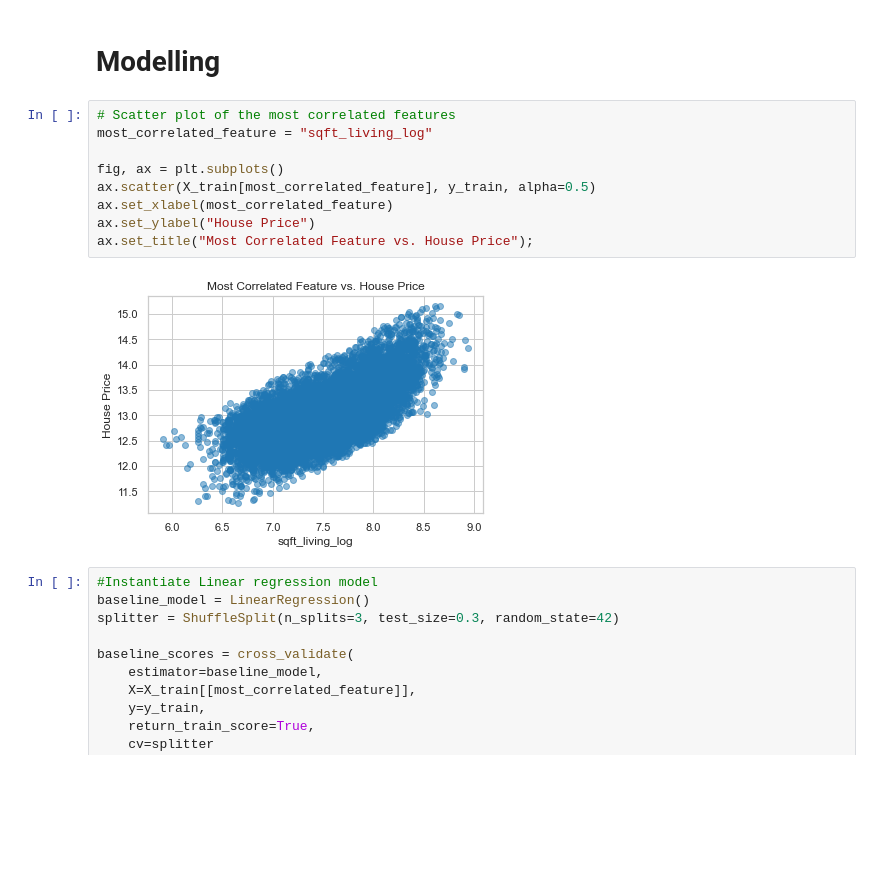
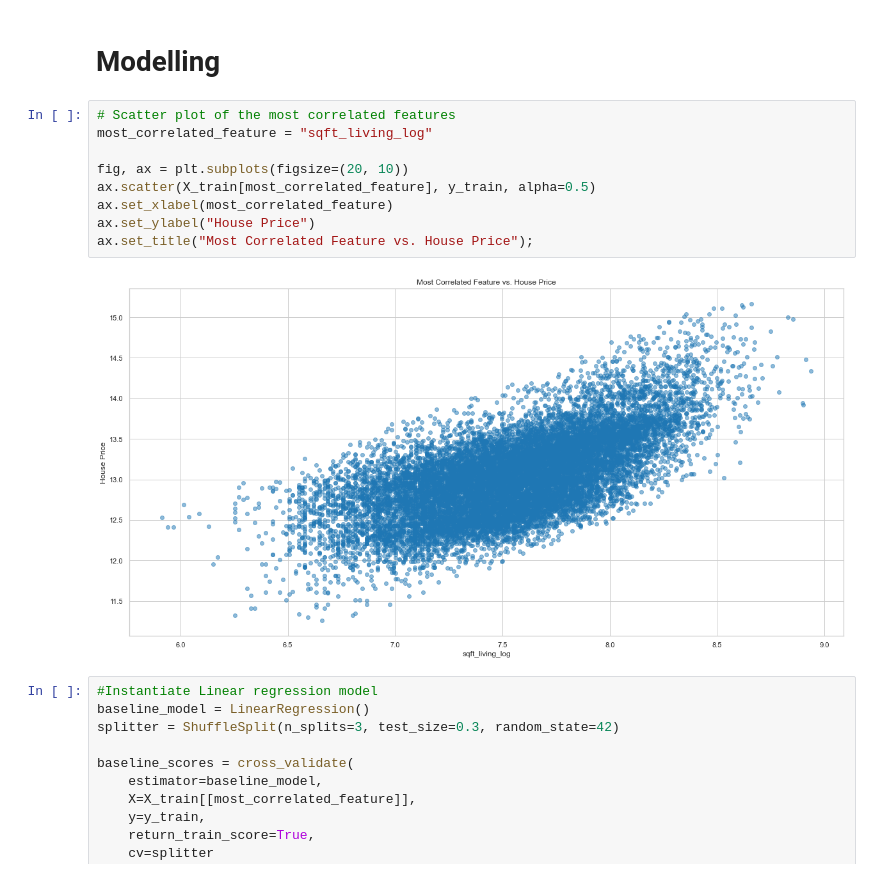
Before and after one commit to FridahKimathi/House-Sales-in-King-County-Washington-USA, a Jupyter notebook: index.ipynb, the cells around one changed output. Saved outputs shown, nothing was run; the diff lists cells and outputs as text; blank space fills up the shorter version.

```diff
--- a/index.ipynb
+++ b/index.ipynb
@@ -542,14 +539,14 @@ fig.set_tight_layout(True)
 # %%
 # Scatter plot of the most correlated features
 most_correlated_feature = "sqft_living_log"
 
-fig, ax = plt.subplots()
+fig, ax = plt.subplots(figsize=(20, 10))
 ax.scatter(X_train[most_correlated_feature], y_train, alpha=0.5)
 ax.set_xlabel(most_correlated_feature)
 ax.set_ylabel("House Price")
 ax.set_title("Most Correlated Feature vs. House Price");
 # %% [output]
-[figure, old version]
+[figure, new version]
 # %%
 #Instantiate Linear regression model
 baseline_model = LinearRegression()
```
Also changed, not shown: parts of 8 cells of this notebook, 8 other files.
